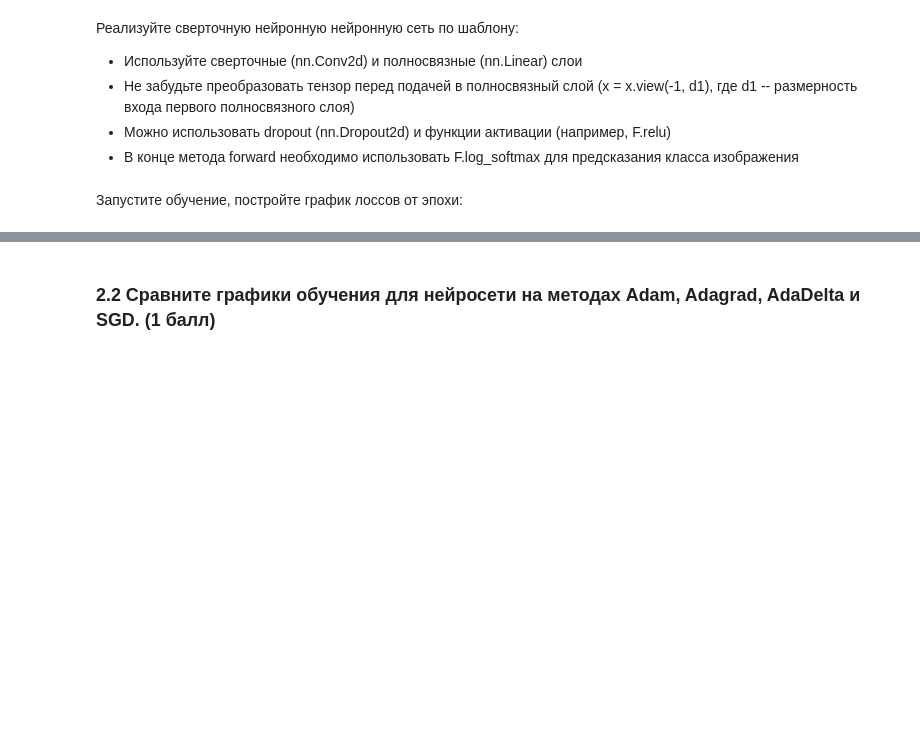
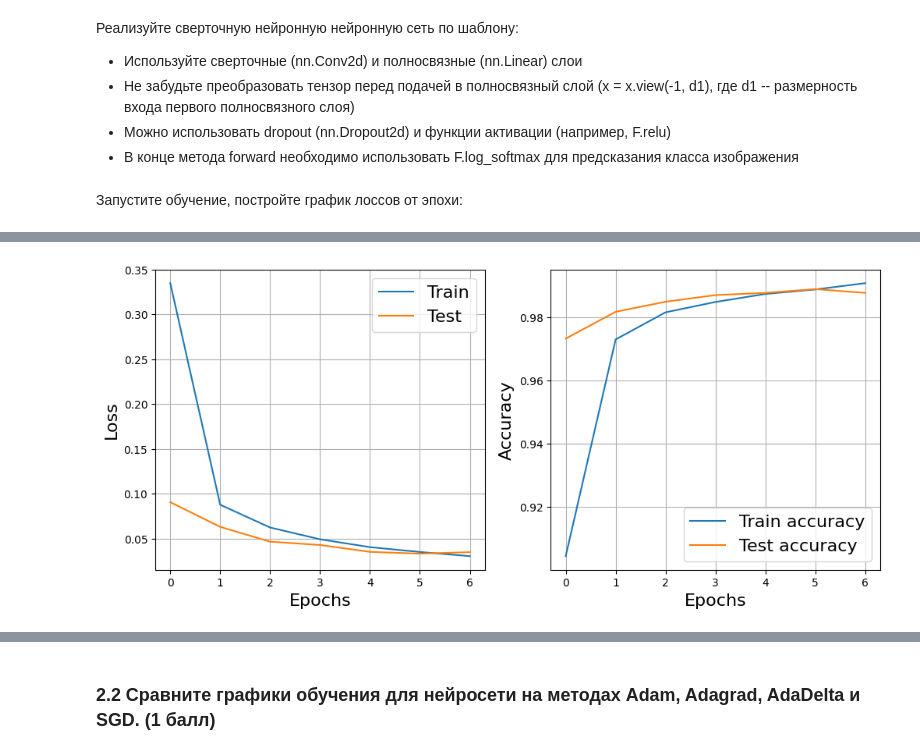
Before and after one commit to ladudin/VK-DL, a Jupyter notebook: lecture4/homework4.ipynb, the cells around one changed output, grey strips where cells are left out. Drawn from its saved outputs; the diff is of its cells as text; code cells hidden in the pictures; blank space fills up the shorter version.

```diff
--- a/lecture4/homework4.ipynb
+++ b/lecture4/homework4.ipynb
@@ -240,7 +241,7 @@ def compare_optimizers(
 Реализация методов SGD и AdaGrad с семинара:
 # %%
 class SGD(Optimizer):
-    def __init__(self, params, lr=1e-2):
+    def __init__(self, params={}, lr=1e-2):
         super().__init__(params)
         self.lr = lr
 
@@ -293,9 +294,8 @@ class Momentum(Optimizer):
 ![AdaDelta.png](embedded-picture-1)
 # %%
 class AdaDelta(Optimizer):
-    def __init__(self, params={}, eta=1e-8, gamma=0.9, delta_start=0.1):
+    def __init__(self, params={}, eta=1e-8, gamma=0.9, delta_start=0.001):
         super().__init__(params)
-        self.params = params
         self.eta = eta
         self.gamma = gamma
         self.G = [torch.zeros(p.shape) for p in self.params]
@@ -418,24 +415,4 @@ class Net(nn.Module):
         x = self.linear2(x)
         return F.log_softmax(x, dim=1)
-# %%
-network = Net()
-optimizer = AdaDelta()
 # %% [markdown]
 Запустите обучение, постройте график лоссов от эпохи:
-# %%
-losses = []
-
-network.train()
-for batch_idx, (data, target) in enumerate(train_loader):
-    optimizer.zero_grad()
-    output = network(data)
-    loss = F.nll_loss(output, target)
-    loss.backward()
-    optimizer.step()
-
-
-    if batch_idx % 100 == 0:
-        print('Train Epoch: {} [{}/{} ({:.0f}%)]\tLoss: {:.6f}'.format(
-        1, batch_idx * len(data), len(train_loader.dataset),
-         100. * batch_idx / len(train_loader), loss.item()))
-        losses.append(loss.item())
@@ -454,0 +474,5 @@ KeyboardInterrupt:
+# %%
+sgd_net = Net()
+sgd_optimizer = SGD(params=sgd_net.parameters())
+train(sgd_net, sgd_optimizer, n_epochs=7)
+# %% [output]
@@ -454,0 +480 @@ KeyboardInterrupt:
+[figure, added]
```
Also changed, not shown: parts of 17 cells of this notebook.
